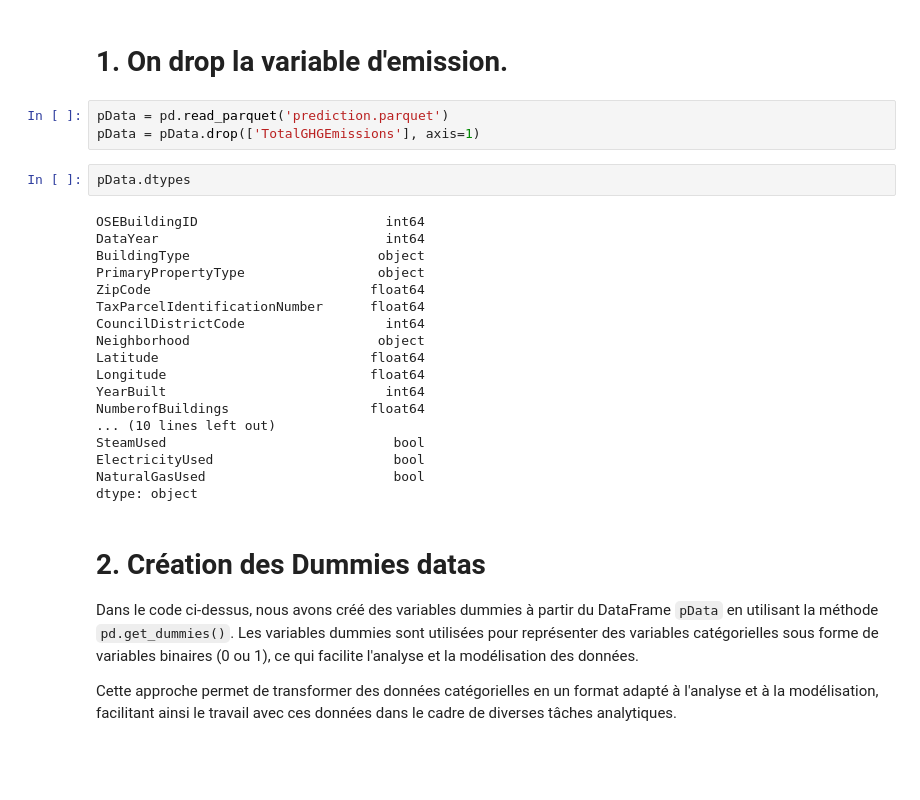
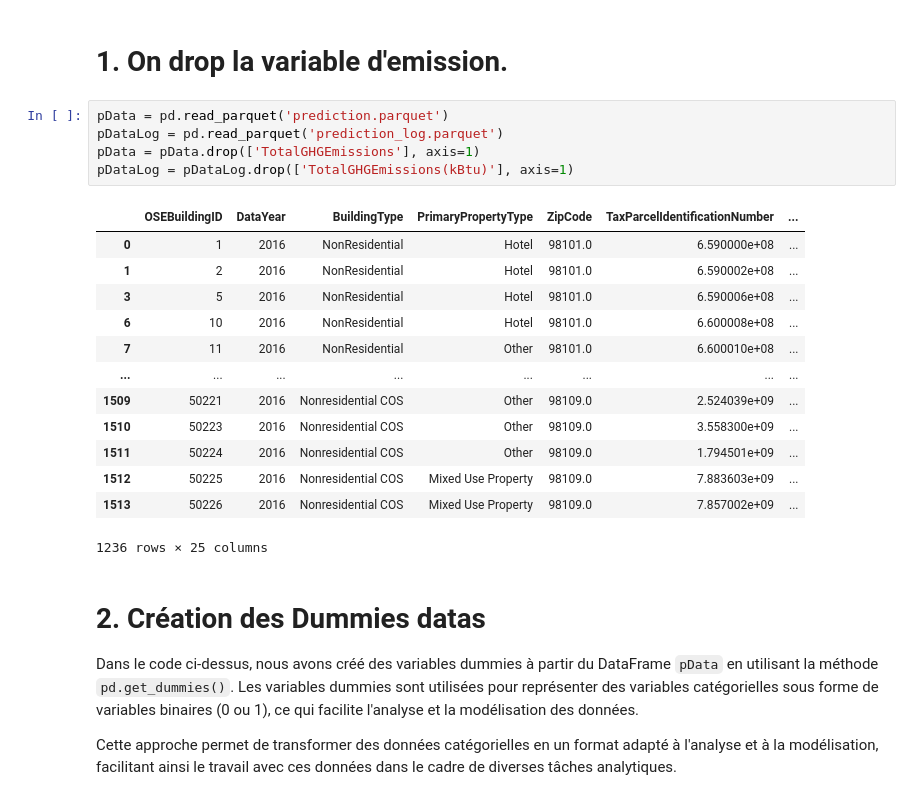
Before and after one commit to Lowriider/ML_P3_04_08_23, a Jupyter notebook: Lardeux_Clément_2_notebook_consommations_030823.ipynb, the cells around one changed output. Drawn from its saved outputs; the diff is of its cells as text; blank space fills up the shorter version.

```diff
--- a/Lardeux_Clément_2_notebook_consommations_030823.ipynb
+++ b/Lardeux_Clément_2_notebook_consommations_030823.ipynb
@@ -9,27 +9,23 @@ from sklearn.metrics import mean_absolute_percentage_error
 # 1. On drop la variable d'emission.
 # %%
 pData = pd.read_parquet('prediction.parquet')
+pDataLog = pd.read_parquet('prediction_log.parquet')
 pData = pData.drop(['TotalGHGEmissions'], axis=1)
+pDataLog = pDataLog.drop(['TotalGHGEmissions(kBtu)'], axis=1)
+# %% [output]
+|  | OSEBuildingID | DataYear | BuildingType | PrimaryPropertyType | ZipCode | TaxParcelIdentificationNumber | ... |
+| 0 | 1 | 2016 | NonResidential | Hotel | 98101.0 | 6.590000e+08 | ... |
+| 1 | 2 | 2016 | NonResidential | Hotel | 98101.0 | 6.590002e+08 | ... |
+| 3 | 5 | 2016 | NonResidential | Hotel | 98101.0 | 6.590006e+08 | ... |
+| 6 | 10 | 2016 | NonResidential | Hotel | 98101.0 | 6.600008e+08 | ... |
+| 7 | 11 | 2016 | NonResidential | Other | 98101.0 | 6.600010e+08 | ... |
+| ... | ... | ... | ... | ... | ... | ... | ... |
+| 1509 | 50221 | 2016 | Nonresidential COS | Other | 98109.0 | 2.524039e+09 | ... |
+| 1510 | 50223 | 2016 | Nonresidential COS | Other | 98109.0 | 3.558300e+09 | ... |
+| 1511 | 50224 | 2016 | Nonresidential COS | Other | 98109.0 | 1.794501e+09 | ... |
+| 1512 | 50225 | 2016 | Nonresidential COS | Mixed Use Property | 98109.0 | 7.883603e+09 | ... |
+| 1513 | 50226 | 2016 | Nonresidential COS | Mixed Use Property | 98109.0 | 7.857002e+09 | ... |
+1236 rows × 25 columns
-# %%
-pData.dtypes
-# %% [output]
-OSEBuildingID                        int64
-DataYear                             int64
-BuildingType                        object
-PrimaryPropertyType                 object
-ZipCode                            float64
-TaxParcelIdentificationNumber      float64
-CouncilDistrictCode                  int64
-Neighborhood                        object
-Latitude                           float64
-Longitude                          float64
-YearBuilt                            int64
-NumberofBuildings                  float64
-... (10 lines left out)
-SteamUsed                             bool
-ElectricityUsed                       bool
-NaturalGasUsed                        bool
-dtype: object
 # %% [markdown]
 # 2. Création des Dummies datas
 
```
Also changed, not shown: parts of 6 cells of this notebook, 3 other files.
